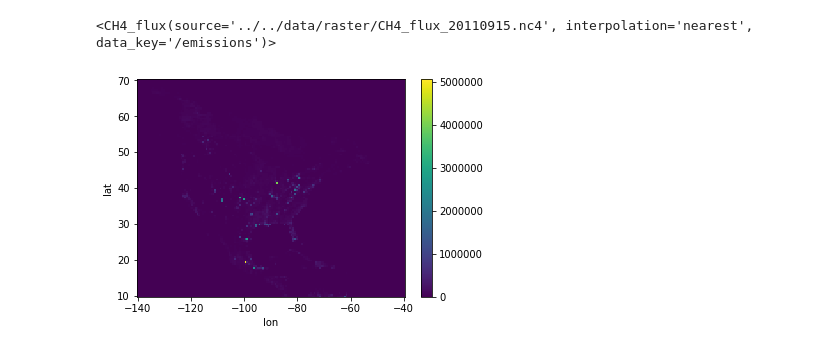
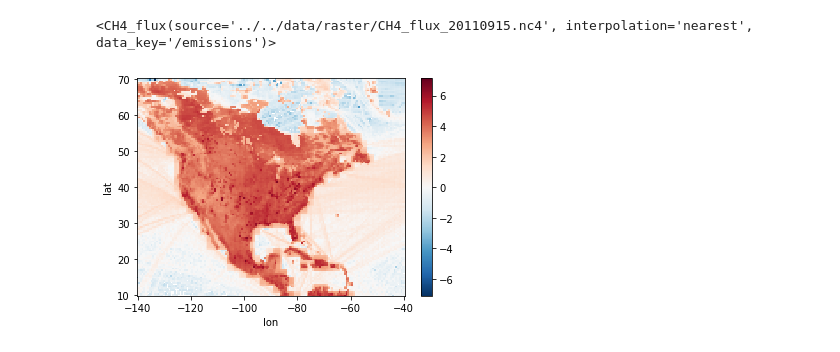
Before and after one commit to creare-com/podpac-examples, a Jupyter notebook: notebooks/1-reading-data/hdf5-file.ipynb, the cells around one changed output. Drawn from its saved outputs; the diff is of its cells as text; code cells hidden in the pictures.

```diff
--- a/notebooks/1-reading-data/hdf5-file.ipynb
+++ b/notebooks/1-reading-data/hdf5-file.ipynb
@@ -209,8 +211,8 @@ node
 <CH4_flux(source='../../data/raster/CH4_flux_20110915.nc4', interpolation='nearest', data_key='/emissions')>
 # %%
 # retrieve all of the data at the native resolution into memory and plot
-output = node.eval(node.native_coordinates)
-output.plot()
+output = node.eval(node.coordinates)
+np.log10(output).plot()
 pass
 # %% [output]
-[figure, old version]
+[figure, new version]
```
Also changed, not shown: parts of 9 cells of this notebook, 13 other files.
